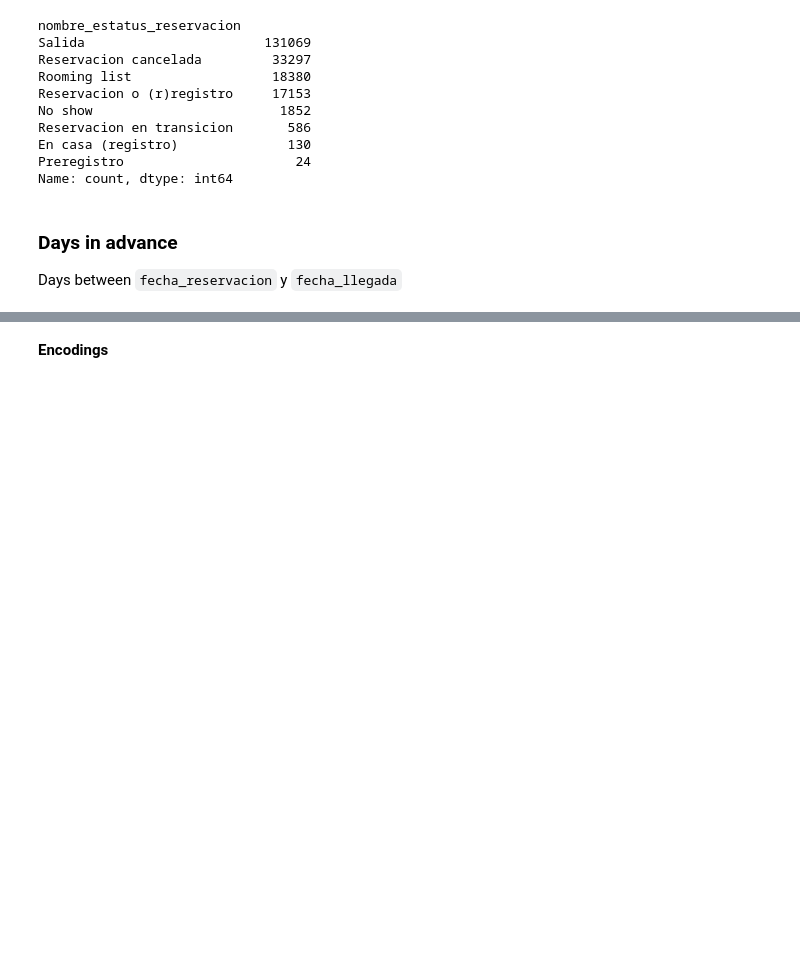
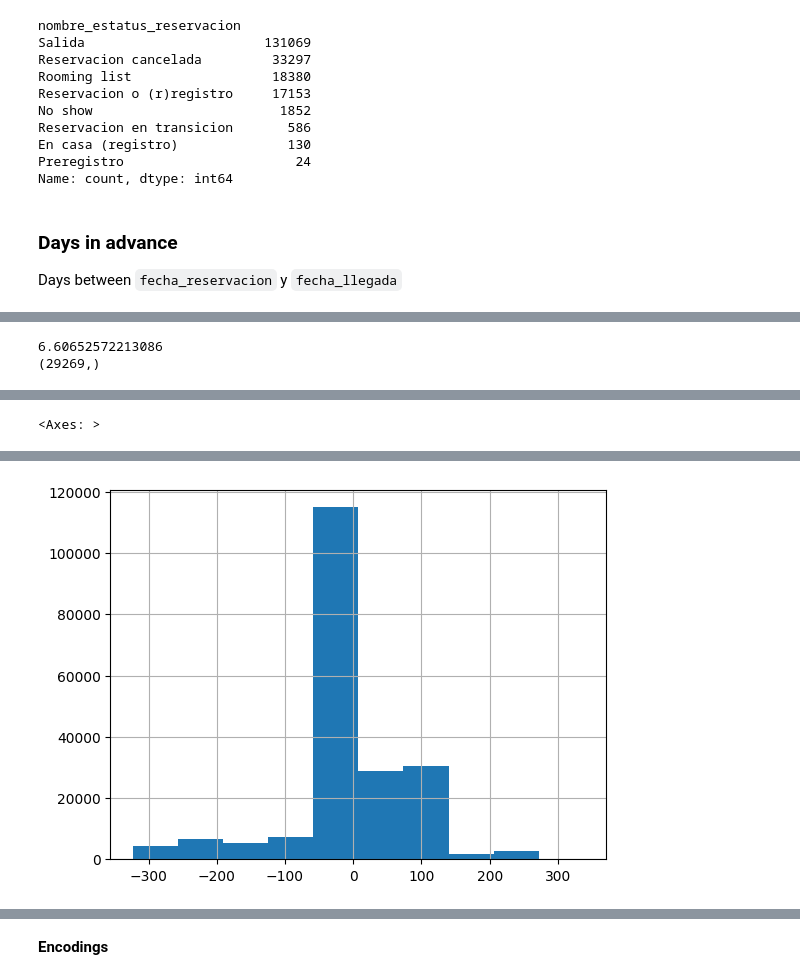
Before and after one commit to EstebanPerez25/TCA-Project, a Jupyter notebook: notebooks/Feature_Engineering.ipynb, the cells around one changed output, grey strips where cells are left out. Drawn from its saved outputs; the diff is of its cells as text; code cells hidden in the pictures; blank space fills up the shorter version.

```diff
--- a/notebooks/Feature_Engineering.ipynb
+++ b/notebooks/Feature_Engineering.ipynb
@@ -134,0 +170,9 @@ dtype: float64
+# %%
+import numpy as np
+x = pd.Series((df_fe["fecha_salida"] - df_fe["fecha_llegada"]).dt.days)
+print(np.mean(x))
+print(x[x<0].shape)
+((df_fe["fecha_salida"] - df_fe["fecha_llegada"]).dt.days).hist()
+# %% [output]
+6.60652572213086
+(29269,)
@@ -134,0 +180 @@ dtype: float64
+<Axes: >
@@ -135,3 +182,4 @@ dtype: float64
+[figure, added]
 # %%
 df_fe.dias_anticipacion.hist(bins=50);
 # %% [output]
```
Also changed, not shown: parts of 11 cells of this notebook, 4 other files.
